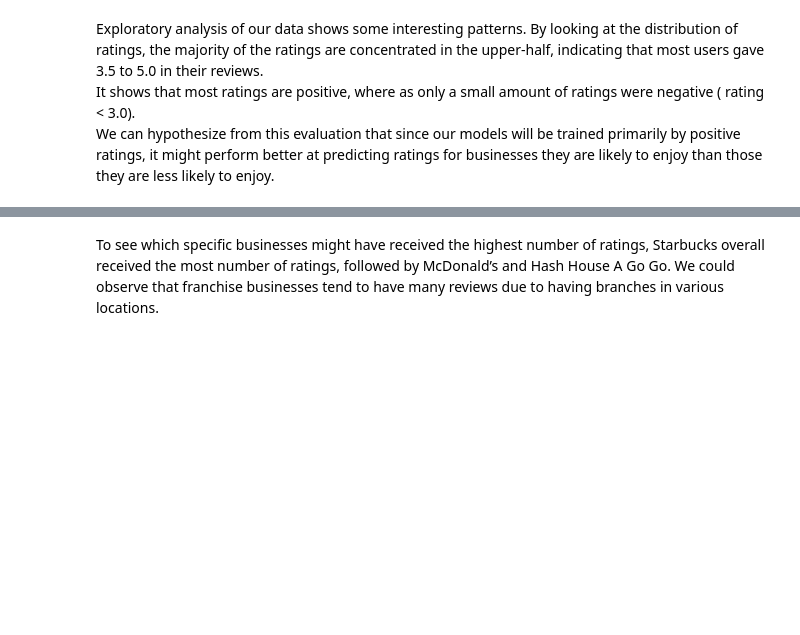
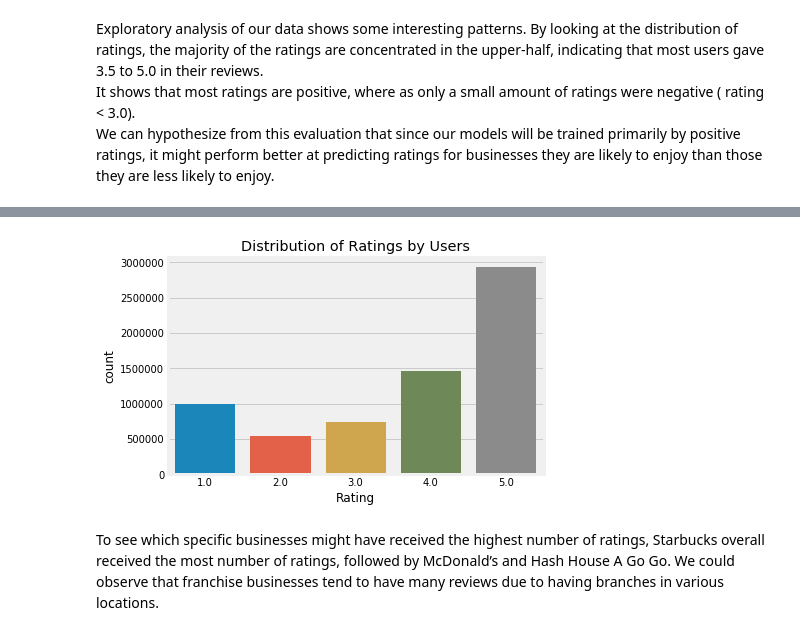
Before and after one commit to thisismeg/personalization-final-project, a Jupyter notebook: final_report.ipynb, the cells around one changed output, grey strips where cells are left out. Drawn from its saved outputs; the diff is of its cells as text; code cells hidden in the pictures; blank space fills up the shorter version.

```diff
--- a/final_report.ipynb
+++ b/final_report.ipynb
@@ -180,3 +180,8 @@ var = chart.set(xlabel='Rating', title='Distribution of Ratings')
+# %%
+chart = sns.countplot(x='rating',data=ratings)
+var = chart.set(xlabel='Rating', title='Distribution of Ratings by Users')
+# %% [output]
+[figure, added]
 # %% [markdown]
 To see which specific businesses might have received the highest number of ratings, Starbucks overall received the most number of ratings,  followed by McDonald’s and Hash House A Go Go. We could observe that franchise businesses tend to have many reviews due to having branches in various locations.
 # %%
```
Also changed, not shown: parts of 1 cell of this notebook.
